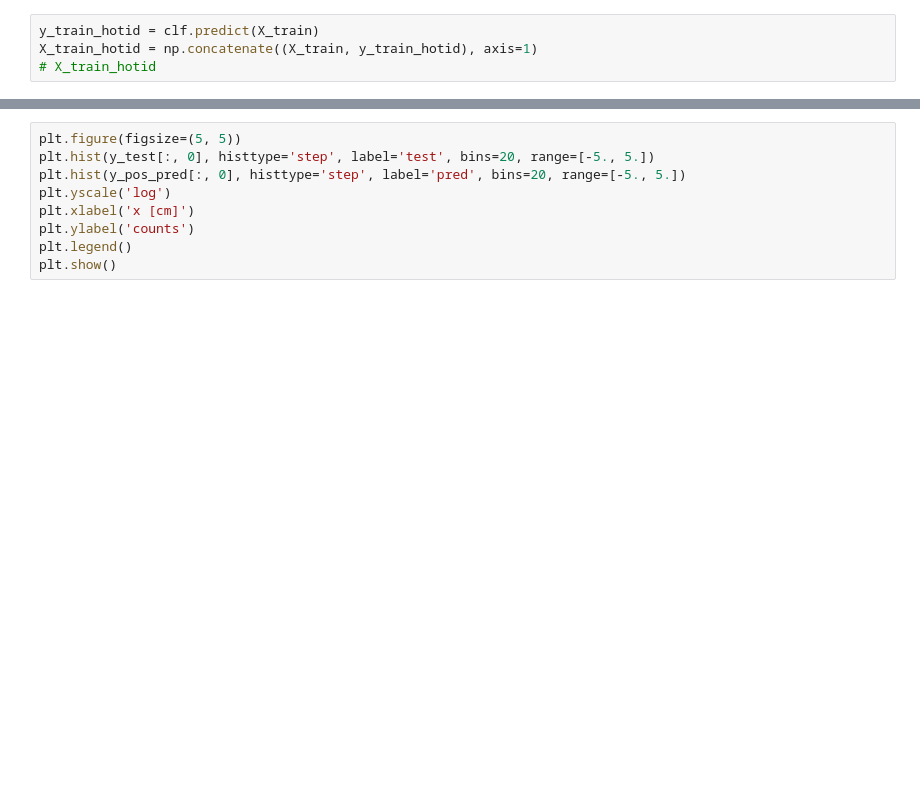
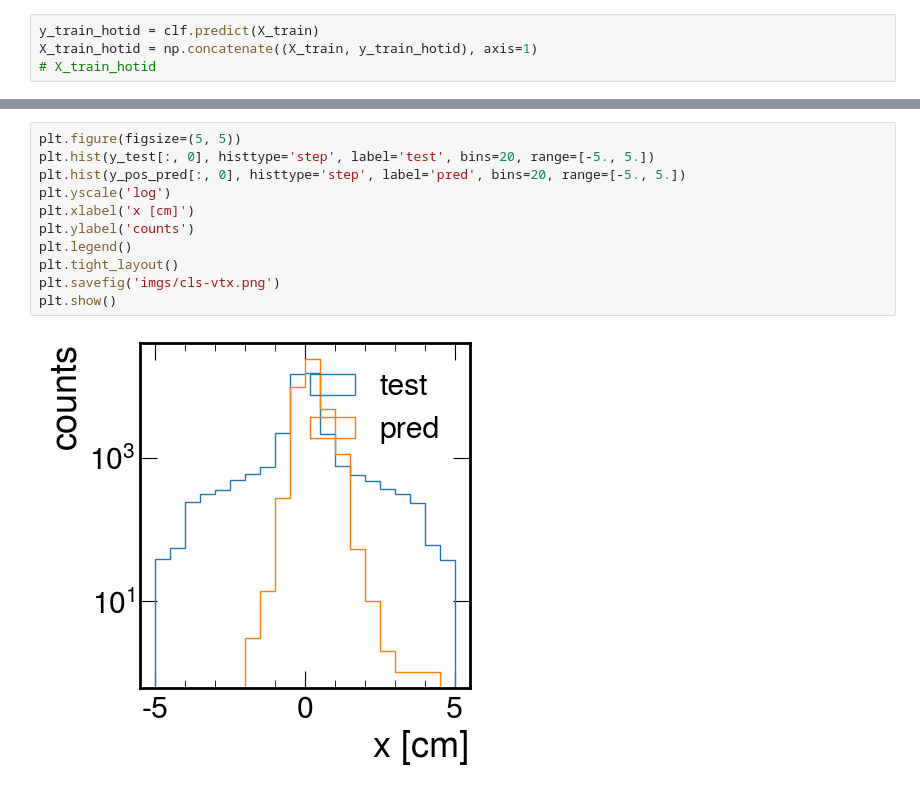
Before and after one commit to dinupa1/vertexML, a Jupyter notebook: sklearn-playground.ipynb, the cells around one changed output, grey strips where cells are left out. Cells and saved outputs as stored; diff of their text form; blank space fills up the shorter version.

```diff
--- a/sklearn-playground.ipynb
+++ b/sklearn-playground.ipynb
@@ -88,12 +99,16 @@ print("regression score : {}".format(score))
 # %%
 plt.figure(figsize=(5, 5))
 plt.hist(y_test[:, 0], histtype='step', label='test', bins=20, range=[-5., 5.])
 plt.hist(y_pos_pred[:, 0], histtype='step', label='pred', bins=20, range=[-5., 5.])
 plt.yscale('log')
 plt.xlabel('x [cm]')
 plt.ylabel('counts')
 plt.legend()
+plt.tight_layout()
+plt.savefig('imgs/cls-vtx.png')
 plt.show()
+# %% [output]
+[figure, added]
 # %%
 plt.figure(figsize=(5, 5))
 plt.hist(y_test[:, 1], histtype='step', label='test', bins=20, range=[-5., 5.])
```
Also changed, not shown: parts of 8 cells of this notebook.
